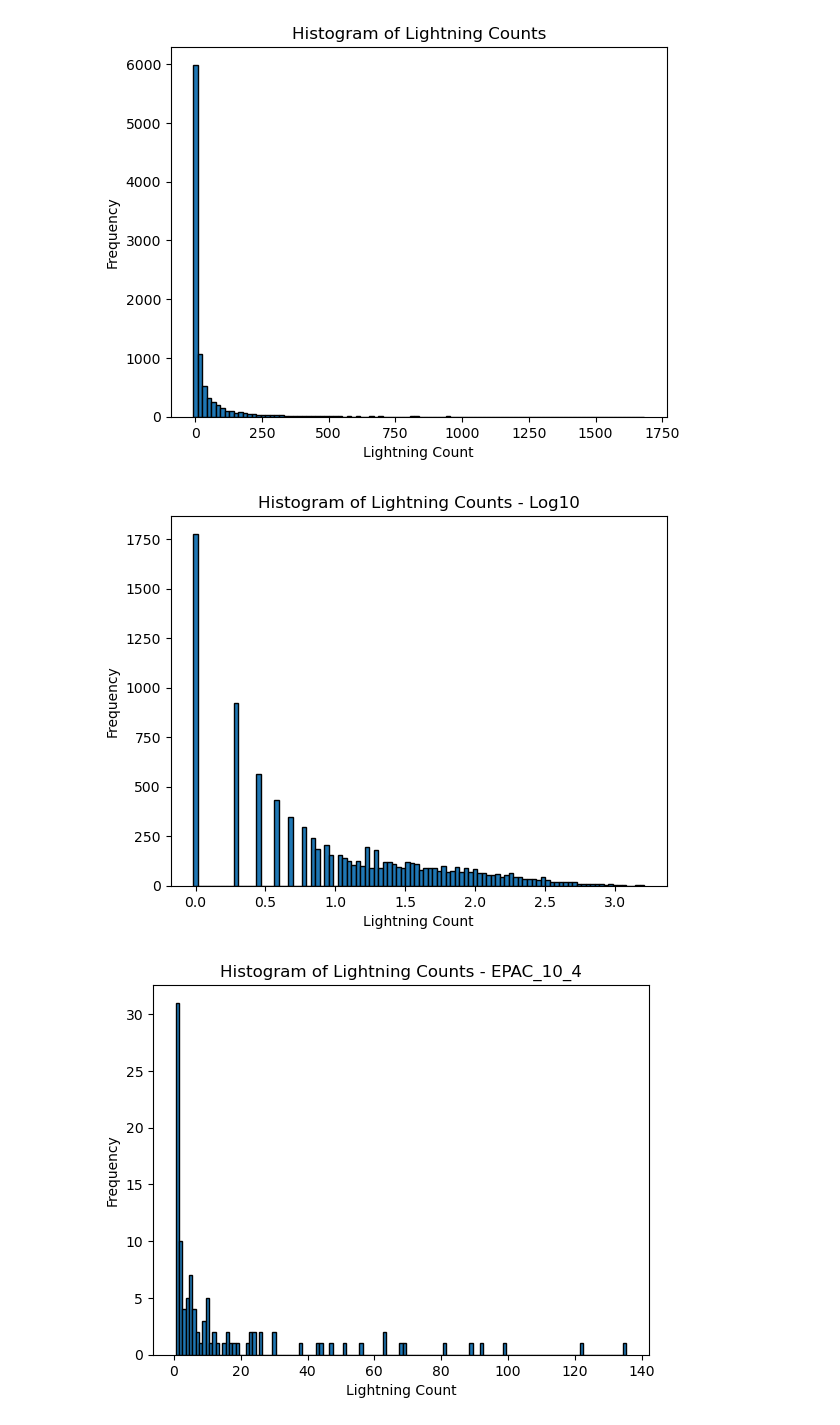
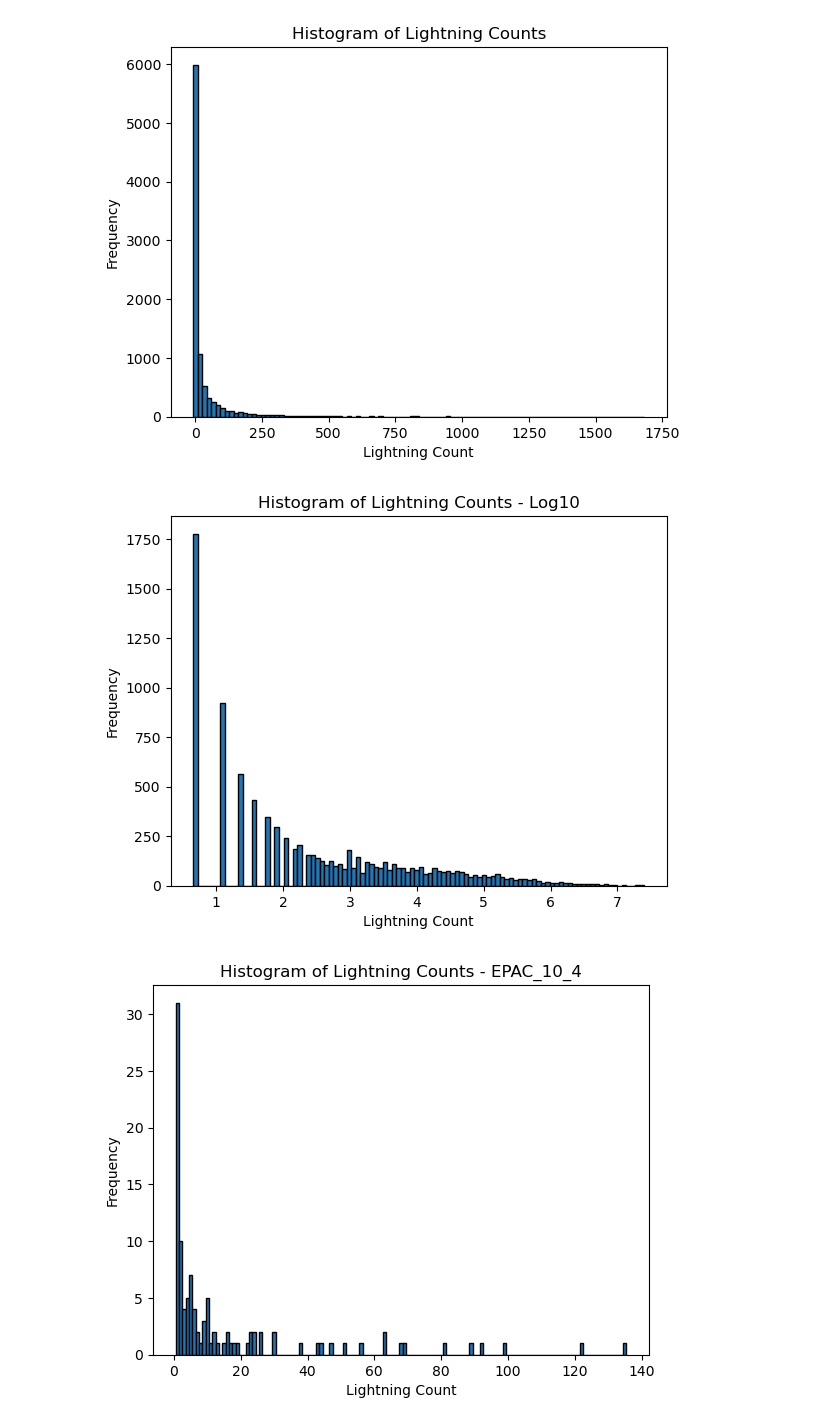
Before and after one commit to aprilggg/Lightning_Analysis_NWRA, a Jupyter notebook: lightning_threshold_innercore.ipynb, the cells around one changed output. Drawn from its saved outputs; the diff is of its cells as text; code cells hidden in the pictures.

Commit message:
update EPAC inner core analysis

```diff
--- a/lightning_threshold_innercore.ipynb
+++ b/lightning_threshold_innercore.ipynb
@@ -24,9 +26,10 @@ import matplotlib.pyplot as plt
 # %%
 # import data from csv file
-innercore_data = pl.read_csv("WWLLN_innercore_timebin_count.csv")
+innercore_data = pl.read_csv("innercore_joined_pd.csv")
 innercore_data = innercore_data.with_columns(
     pl.col("time_bin").str.strptime(pl.Datetime).alias("time_bin"),
-    pl.col("storm_code").str.extract(r"^(.*?)_", 1).alias("basin")
+    pl.col("storm_code").str.extract(r"^(.*?)_", 1).alias("basin"),
+    pl.col("lightining_count").log1p().alias("log_lightning_count")
 )
 innercore_data = innercore_data.rename({"lightining_count":"lightning_count"}) # fix typo, can remove after it's fixed in file
 innercore_data.head()
@@ -181,16 +204,16 @@ plt.show()
 # %% [output]
 [figure]
 # %%
-lightning_counts_log = np.log10(lightning_counts)
+lightning_counts_log = epac_data["log_lightning_count"]
 
 # Create histogram
 plt.hist(lightning_counts_log, bins=100, edgecolor="black", align="left")
 
 # Labels and title
 plt.xlabel("Lightning Count")
 plt.ylabel("Frequency")
 plt.title("Histogram of Lightning Counts - Log10")
 plt.show()
 # %% [output]
-[figure, old version]
+[figure, new version]
 # %%
```
Also changed, not shown: parts of 34 cells of this notebook.
